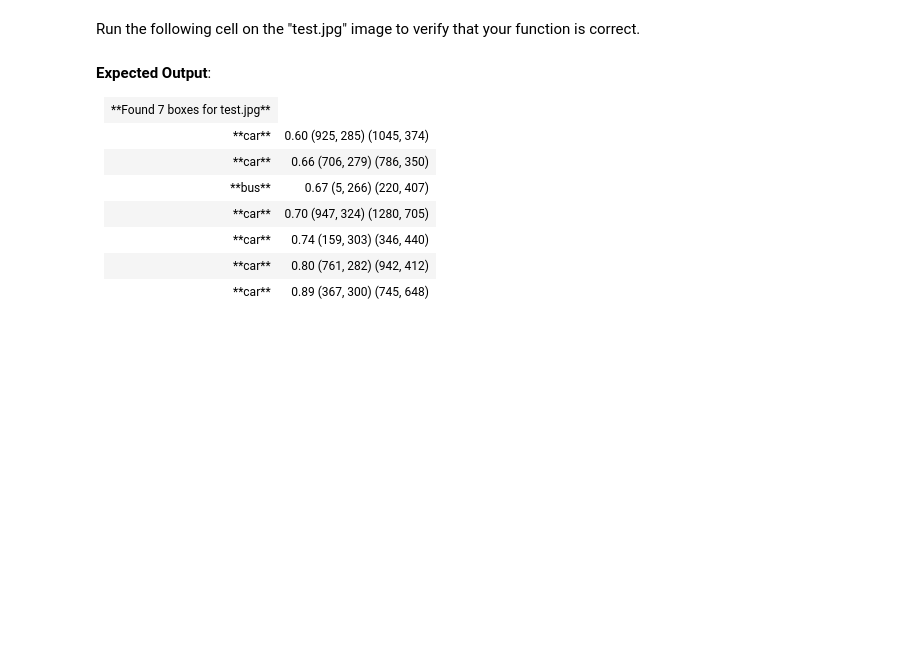
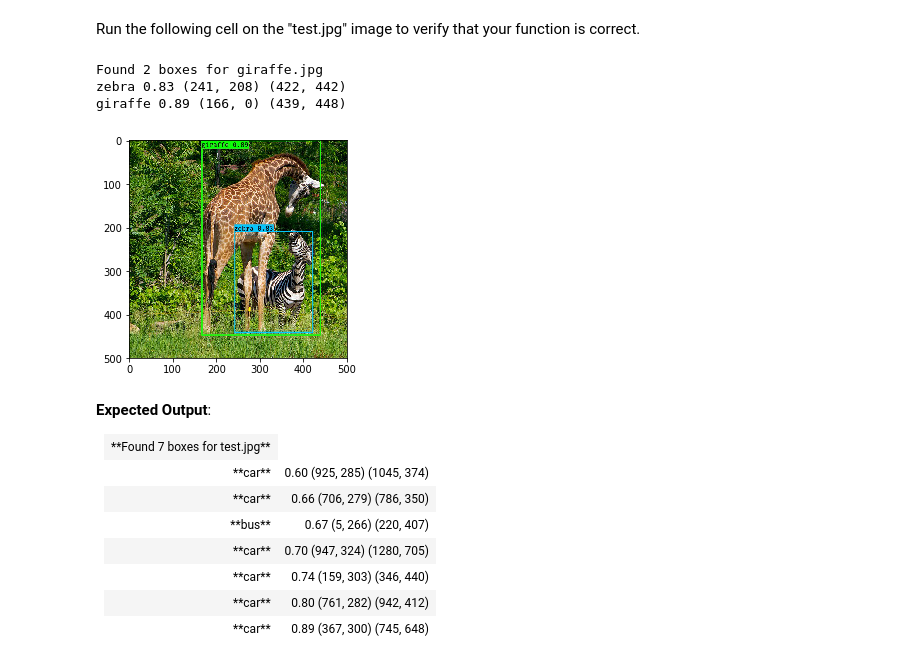
Before and after one commit to Jinkeycode/my_deeplearning.ai_course_4, a Jupyter notebook: Week 03/Car detection for Autonomous Driving/Autonomous driving application - Car detection - v1.ipynb, the cells around one changed output. Drawn from its saved outputs; the diff is of its cells as text; code cells hidden in the pictures; blank space fills up the shorter version.

```diff
--- a/Week 03/Car detection for Autonomous Driving/Autonomous driving application - Car detection - v1.ipynb
+++ b/Week 03/Car detection for Autonomous Driving/Autonomous driving application - Car detection - v1.ipynb
@@ -805,10 +867,14 @@ def predict(sess, image_file):
     # Preprocess your image
     image, image_data = preprocess_image("images/" + image_file, model_image_size = (608, 608))
 
+    #resized_image = image.resize(tuple(reversed((608, 608))), Image.BICUBIC)
+    #resized_image.save(os.path.join("out1", image_file), quality=90)
     # Run the session with the correct tensors and choose the correct placeholders in the feed_dict.
     # You'll need to use feed_dict={yolo_model.input: ... , K.learning_phase(): 0})
     ### START CODE HERE ### (≈ 1 line)
-    out_scores, out_boxes, out_classes = None
+    out_scores, out_boxes, out_classes = sess.run([scores, boxes, classes],
+                                                  feed_dict={yolo_model.input: image_data,
+                                                             K.learning_phase(): 0})
     ### END CODE HERE ###
 
     # Print predictions info
@@ -823,11 +889,20 @@ def predict(sess, image_file):
     output_image = scipy.misc.imread(os.path.join("out", image_file))
     imshow(output_image)
 
+
+
+
+
     return out_scores, out_boxes, out_classes
 # %% [markdown]
 Run the following cell on the "test.jpg" image to verify that your function is correct.
 # %%
-out_scores, out_boxes, out_classes = predict(sess, "test.jpg")
+out_scores, out_boxes, out_classes = predict(sess, "giraffe.jpg")
+# %% [output]
+Found 2 boxes for giraffe.jpg
+zebra 0.83 (241, 208) (422, 442)
+giraffe 0.89 (166, 0) (439, 448)
+[figure, added]
 # %% [markdown]
 **Expected Output**:
 
```
Also changed, not shown: parts of 13 cells of this notebook.
